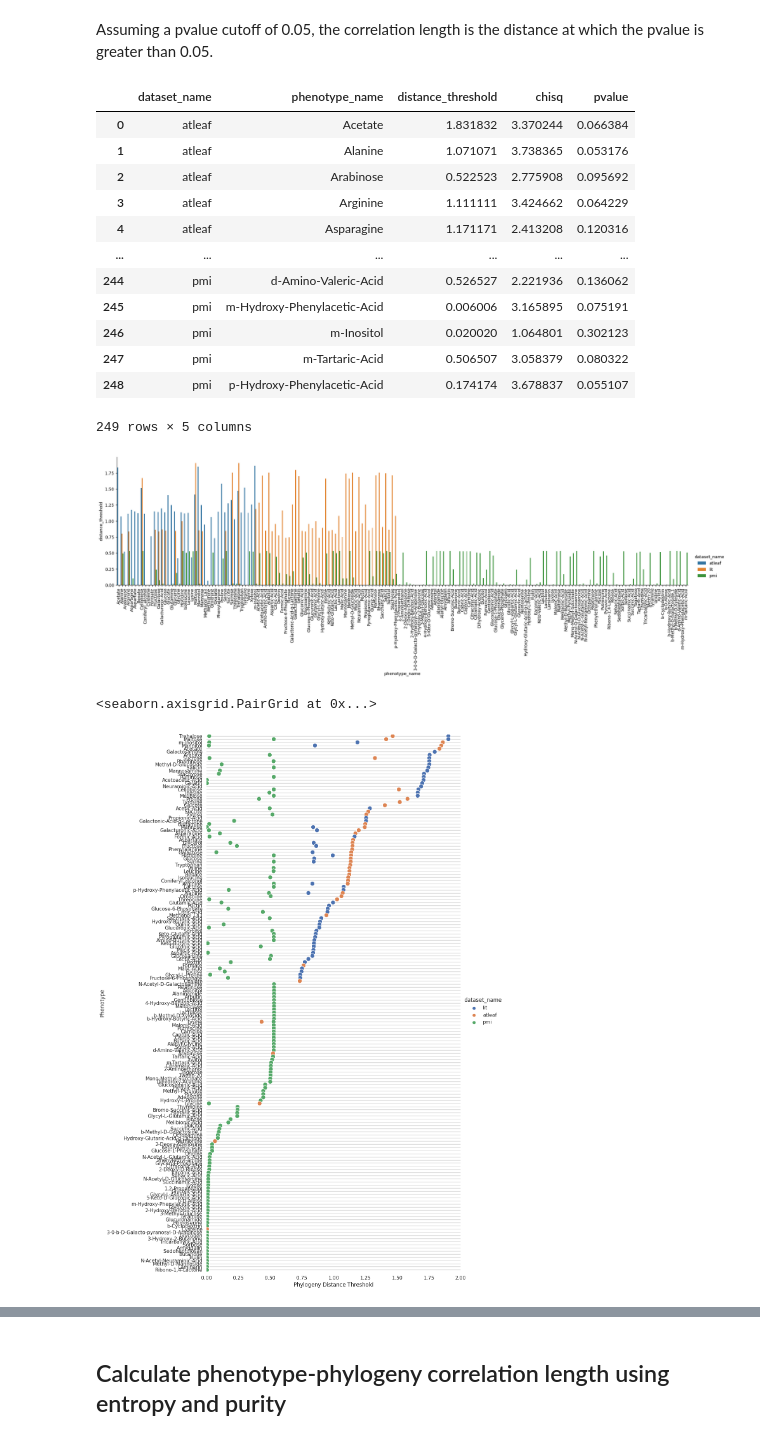
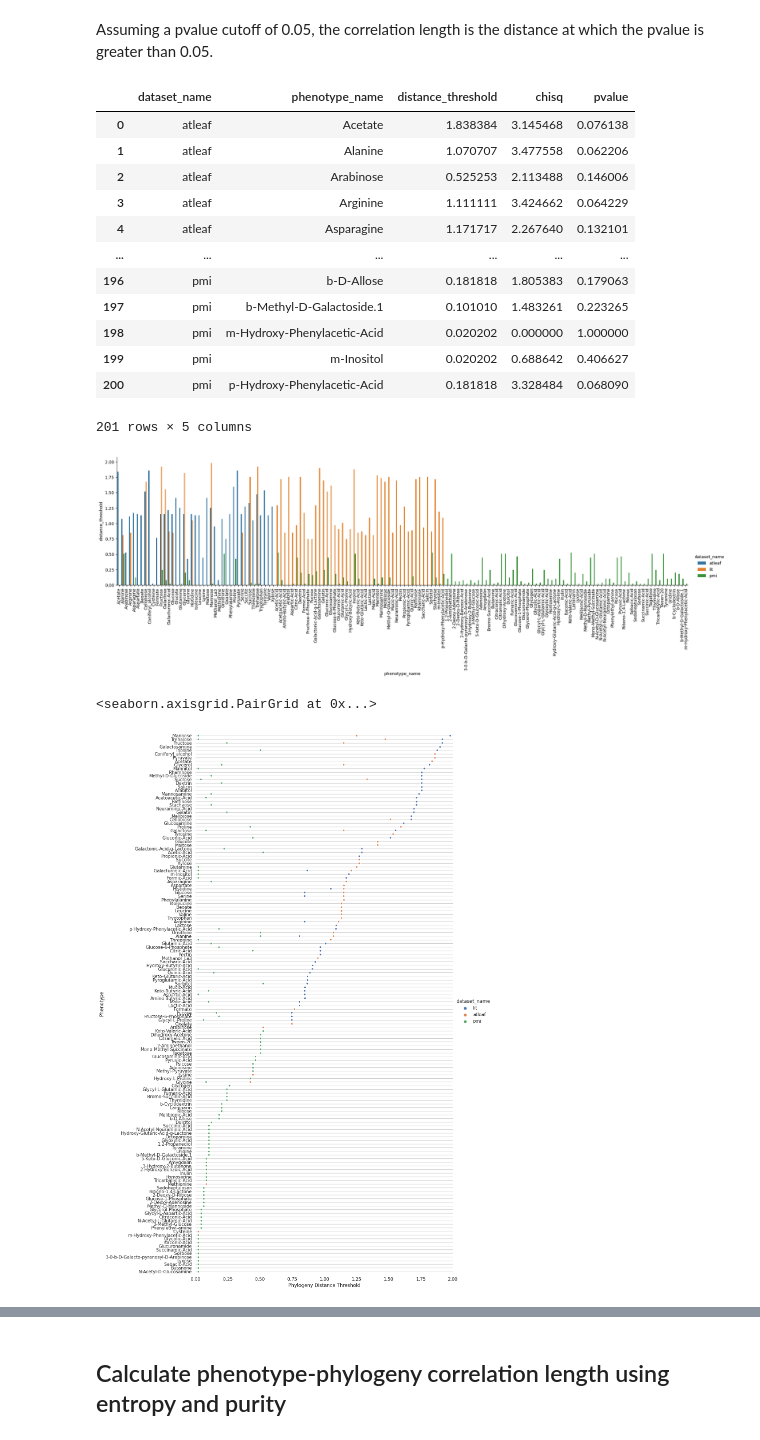
Before and after one commit to kbasecollaborations/trait-prediction, a Jupyter notebook: notebooks/phenotype_phylogenecy_corr.ipynb, the cells around one changed output, grey strips where cells are left out. Drawn from its saved outputs; the diff is of its cells as text; code cells hidden in the pictures.

```diff
--- a/notebooks/phenotype_phylogenecy_corr.ipynb
+++ b/notebooks/phenotype_phylogenecy_corr.ipynb
@@ -182,7 +182,7 @@ for dataset_name in dataset_tree_dict:
         leafdist_traitdist_data = create_leafdist_traitdist_data(leafdist, traitdist)
         min_dist = leafdist_traitdist_data["Leaf Distance"].min()
         max_dist = leafdist_traitdist_data["Leaf Distance"].max()
-        for distance_threshold in np.linspace(0, 2, 1000):
+        for distance_threshold in np.linspace(0, 2, 100):
             data_item = {
                 "leafdist_traitdist_data": leafdist_traitdist_data,
                 "dataset_name": dataset_name,
@@ -224,18 +224,18 @@ corrlen_df = results_df.groupby(by=["dataset_name", "phenotype_name"]).apply(lam
 corrlen_df
 # %% [output]
 |  | dataset_name | phenotype_name | distance_threshold | chisq | pvalue |
-| 0 | atleaf | Acetate | 1.831832 | 3.370244 | 0.066384 |
-| 1 | atleaf | Alanine | 1.071071 | 3.738365 | 0.053176 |
-| 2 | atleaf | Arabinose | 0.522523 | 2.775908 | 0.095692 |
+| 0 | atleaf | Acetate | 1.838384 | 3.145468 | 0.076138 |
+| 1 | atleaf | Alanine | 1.070707 | 3.477558 | 0.062206 |
+| 2 | atleaf | Arabinose | 0.525253 | 2.113488 | 0.146006 |
 | 3 | atleaf | Arginine | 1.111111 | 3.424662 | 0.064229 |
-| 4 | atleaf | Asparagine | 1.171171 | 2.413208 | 0.120316 |
+| 4 | atleaf | Asparagine | 1.171717 | 2.267640 | 0.132101 |
 | ... | ... | ... | ... | ... | ... |
-| 244 | pmi | d-Amino-Valeric-Acid | 0.526527 | 2.221936 | 0.136062 |
-| 245 | pmi | m-Hydroxy-Phenylacetic-Acid | 0.006006 | 3.165895 | 0.075191 |
-| 246 | pmi | m-Inositol | 0.020020 | 1.064801 | 0.302123 |
-| 247 | pmi | m-Tartaric-Acid | 0.506507 | 3.058379 | 0.080322 |
-| 248 | pmi | p-Hydroxy-Phenylacetic-Acid | 0.174174 | 3.678837 | 0.055107 |
+| 196 | pmi | b-D-Allose | 0.181818 | 1.805383 | 0.179063 |
+| 197 | pmi | b-Methyl-D-Galactoside.1 | 0.101010 | 1.483261 | 0.223265 |
+| 198 | pmi | m-Hydroxy-Phenylacetic-Acid | 0.020202 | 0.000000 | 1.000000 |
+| 199 | pmi | m-Inositol | 0.020202 | 0.688642 | 0.406627 |
+| 200 | pmi | p-Hydroxy-Phenylacetic-Acid | 0.181818 | 3.328484 | 0.068090 |
-249 rows × 5 columns
+201 rows × 5 columns
 # %%
 g = sns.catplot(data=corrlen_df, x="phenotype_name", y="distance_threshold", hue="dataset_name", kind="bar", aspect=4)
 # Rotate x-axis labels by 90 degrees
@@ -243,19 +243,19 @@ for ax in g.axes.flat:
     for label in ax.get_xticklabels():
         label.set_rotation(90)
 # %% [output]
-[figure, old version]
+[figure, new version]
 # %%
 sns.set_theme(style="whitegrid")
 g = sns.PairGrid(data=corrlen_df.sort_values(by="distance_threshold", ascending=False), hue="dataset_name",
-                 x_vars=["distance_threshold"], y_vars=["phenotype_name"], height=18, aspect=0.5)
-g.map(sns.stripplot, size=10, orient="h", jitter=False, palette="viridis_r", linewidth=1, edgecolor="w")
+                 x_vars=["distance_threshold"], y_vars=["phenotype_name"], height=20, aspect=0.5)
+g.map(sns.stripplot, size=5, orient="h", jitter=False, palette="viridis_r", linewidth=1, edgecolor="w")
 g.set(xlim=(0, 2), xlabel="Phylogeny Distance Threshold", ylabel="Phenotype")
 for ax in g.axes.flat:
     ax.xaxis.grid(False)
     ax.yaxis.grid(True)
 sns.despine(left=True, bottom=True)
 # show legend
 g.add_legend()
 # %% [output]
 <seaborn.axisgrid.PairGrid at 0x...>
-[figure, old version]
+[figure, new version]
```
Also changed, not shown: parts of 10 cells of this notebook, 2 other files.
